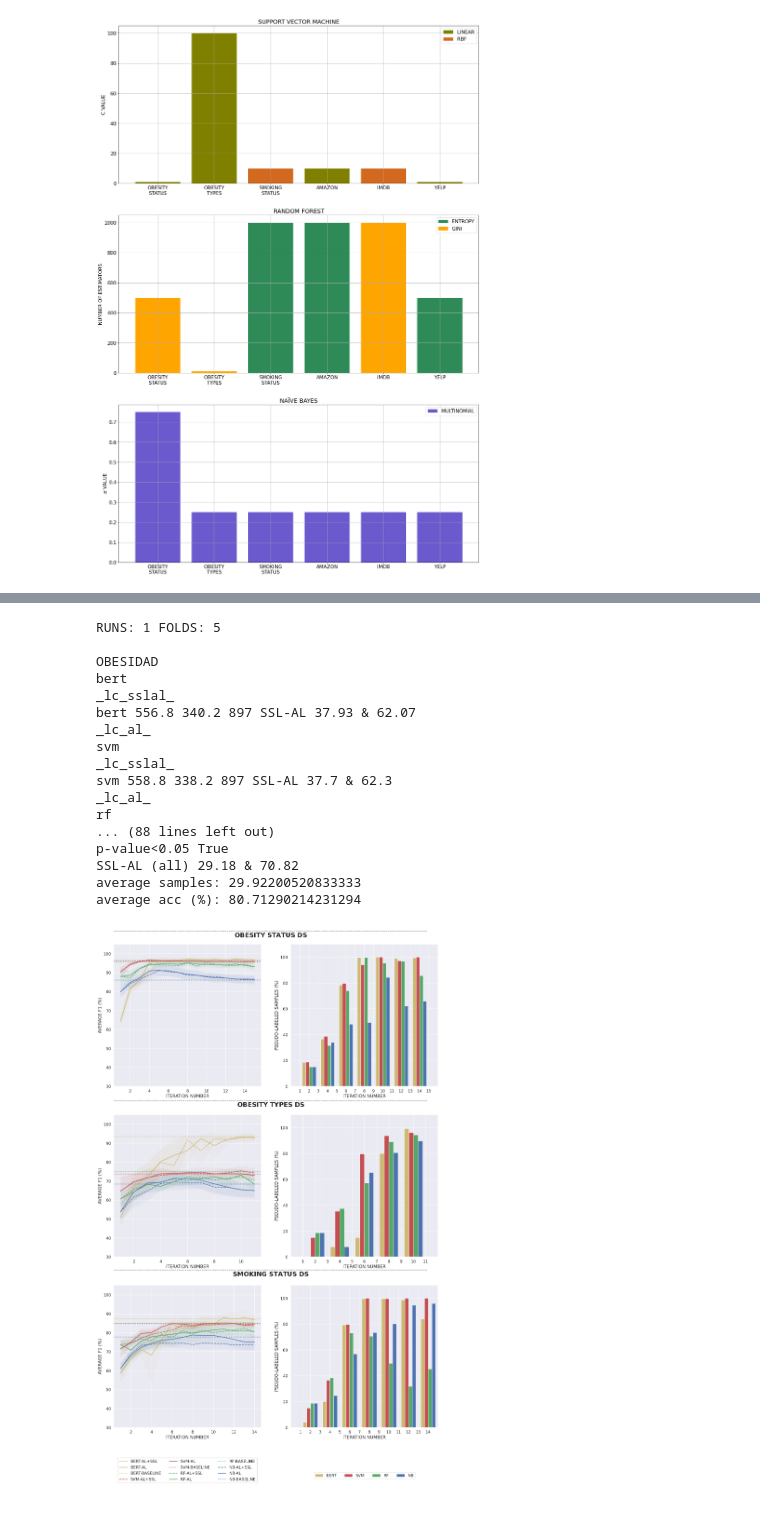
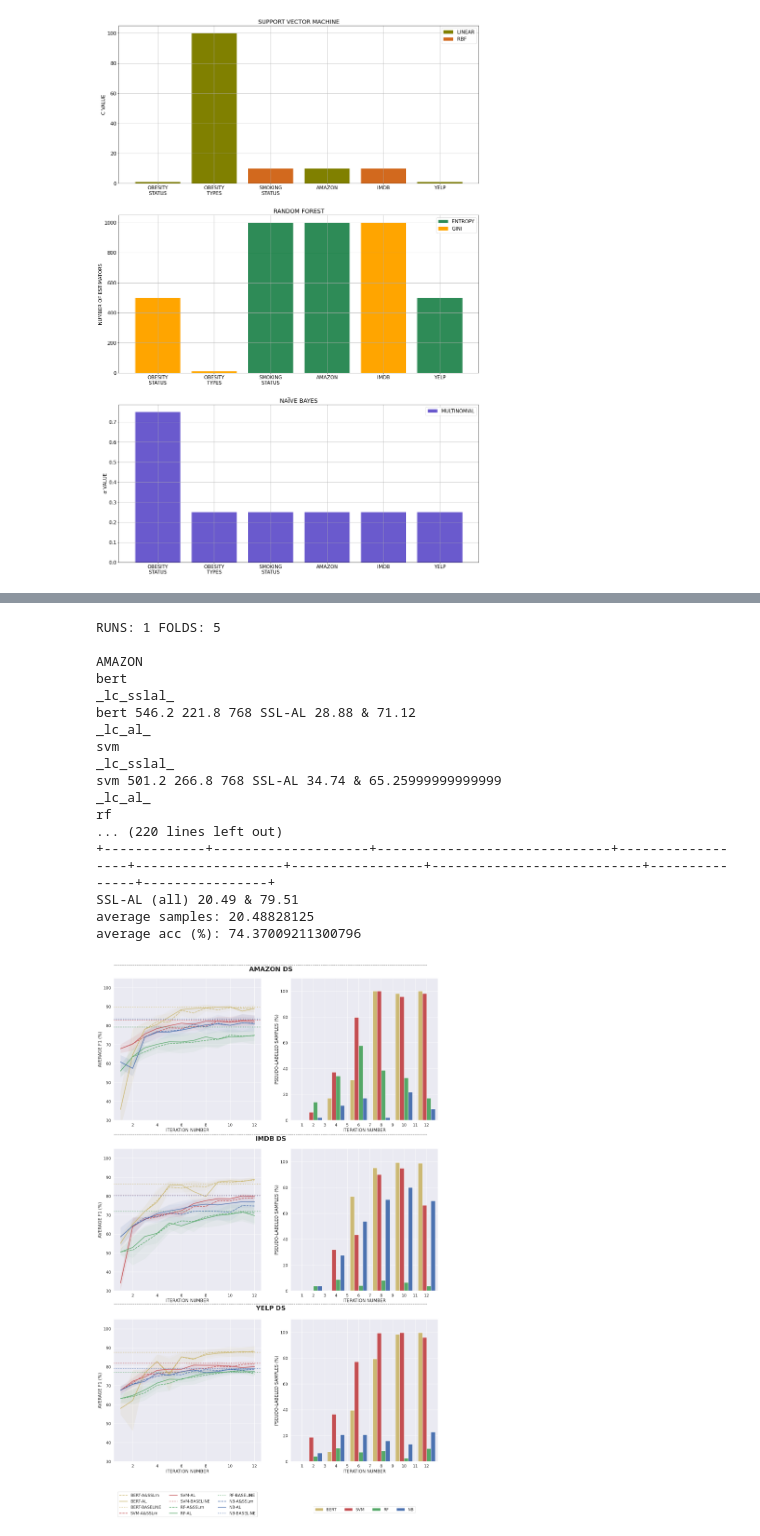
Before and after one commit to christopherfj/AGenericALSSL_ASoC2025, a Jupyter notebook: results.ipynb, the cells around one changed output, grey strips where cells are left out. Saved outputs shown, nothing was run; the diff lists cells and outputs as text; code cells hidden in the pictures.

```diff
--- a/results.ipynb
+++ b/results.ipynb
@@ -350,10 +350,10 @@ DOMAIN = 'texts'
 THR_PRB = 0.9
 SAVE_TXT = False
 
-FILENAMES = ['OBESIDAD', 'OBESIDAD_TIPOS', 'FUMADOR']
-DATASET = 'HGGB'
-#FILENAMES = ['AMAZON', 'IMDB', 'YELP']
-#DATASET = 'UCI'
+#FILENAMES = ['OBESIDAD', 'OBESIDAD_TIPOS', 'FUMADOR']
+#DATASET = 'HGGB'
+FILENAMES = ['AMAZON', 'IMDB', 'YELP']
+DATASET = 'UCI'
 
 MODELS = ['bert', 'svm', 'rf', 'nb-multinomial']
 
@@ -649,7 +649,7 @@ for SSL_TYPE in SSL_TYPES:
 
             mean_error[model].append( curve_runs )
 
-            pylab.plot(np.arange(len(x_axis))+1, curve_runs, COLORS[model+curve], label = LABELS[model+curve].replace('SSL', 'AL+SSL'), lw=2 )
+            pylab.plot(np.arange(len(x_axis))+1, curve_runs, COLORS[model+curve], label = LABELS[model+curve].replace('SSL', 'A&SSLrn'), lw=2 )
 
             if 'lc_ssl' in curve:
               average_all_cases_performance.append( np.mean(curve_runs) )
@@ -745,46 +745,46 @@ for SSL_TYPE in SSL_TYPES:
         table_df = tabulate(df, headers = 'keys', tablefmt = 'psql', showindex=False).replace('|', '&')
         table_df = re.sub(r'^\&', ' ', table_df, flags=re.M)
         table_df = re.sub(r'\&$', r'\\\\ \\hline', table_df, flags=re.M)
-        #print ( table_df )
+        print ( table_df )
 
         with open( os.path.join( os.getcwd(), DOMAIN, 'out', 'plots', DATASET, 'Tables', FILENAME+'_SSL_'+SSL_TYPE+'_GRID_'+str(GRID_PARAMS)+'_PGE_'+str(PGE)+'.txt' ), 'w' ) as a:
           a.write( tabulate(df, headers = 'keys', tablefmt = 'psql') )
 
       print(  'SSL-AL (all)', round( np.mean(c_C_all), 2), '&', 100-round( np.mean(c_C_all), 2) )
       print( 'average samples:', np.mean(average_all_cases) )
       print( 'average acc (%):', np.mean(average_all_cases_performance) )
 
       pylab.savefig( os.path.join( os.getcwd(), DOMAIN, 'out', 'plots', DATASET, 'Figures', '-'.join(FILENAMES)+'_SSL_'+SSL_TYPE+'_GRID_'+str(GRID_PARAMS)+'_PGE_'+str(PGE)+'.png' ), bbox_inches='tight' )
       pylab.show()
 
       del fig
 
       if SAVE_TXT:
         a_txt.write('Average (% anotacion): '+str(np.round(np.mean(average_all_cases),2))+'\n')
         a_txt.write('Average (% acc): '+str(np.round(np.mean(average_all_cases_performance),2))+'\n')
         a_txt.write('-'*30+'\n')
 
 if SAVE_TXT:
   a_txt.close()
 
 if curve_analysis is not None:
   a_filename.close()
 # %% [output]
 RUNS: 1 FOLDS: 5
 
-OBESIDAD
+AMAZON
 bert
 _lc_sslal_
-bert 556.8 340.2 897 SSL-AL 37.93 & 62.07
+bert 546.2 221.8 768 SSL-AL 28.88 & 71.12
 _lc_al_
 svm
 _lc_sslal_
-svm 558.8 338.2 897 SSL-AL 37.7 & 62.3
+svm 501.2 266.8 768 SSL-AL 34.74 & 65.25999999999999
 _lc_al_
 rf
-... (88 lines left out)
-p-value<0.05 True
-SSL-AL (all) 29.18 & 70.82
-average samples: 29.92200520833333
-average acc (%): 80.71290214231294
+... (220 lines left out)
++-------------+--------------------+------------------------------+------------------+-------------------+-----------------+---------------------------+---------------+----------------+
+SSL-AL (all) 20.49 & 79.51
+average samples: 20.48828125
+average acc (%): 74.37009211300796
-[figure, old version]
+[figure, new version]
```
